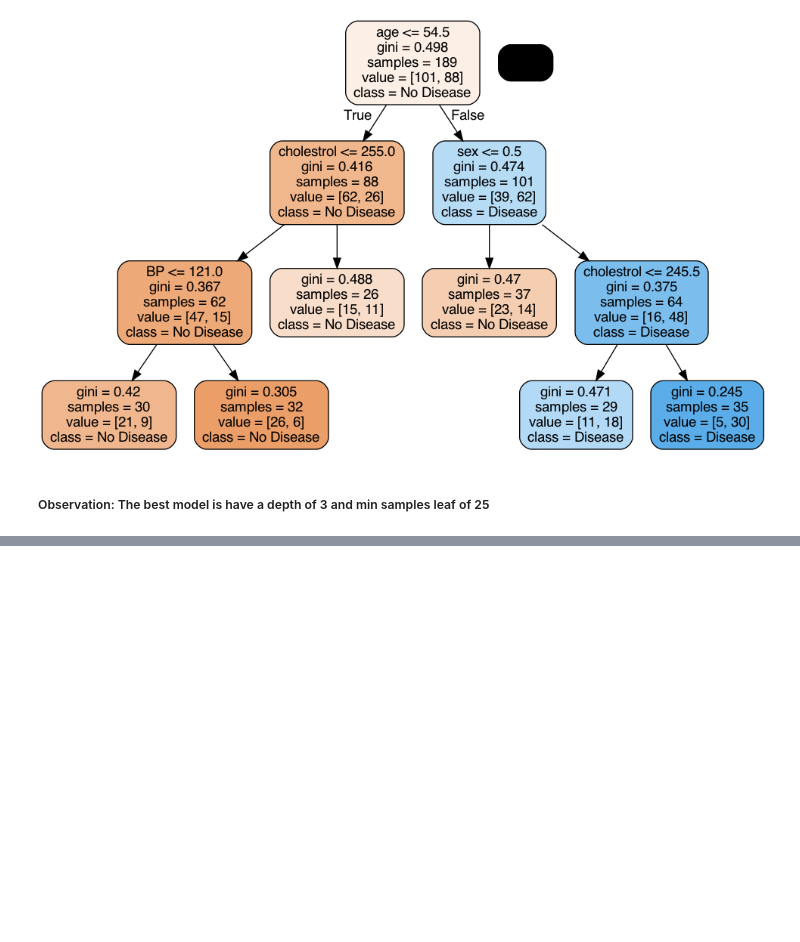
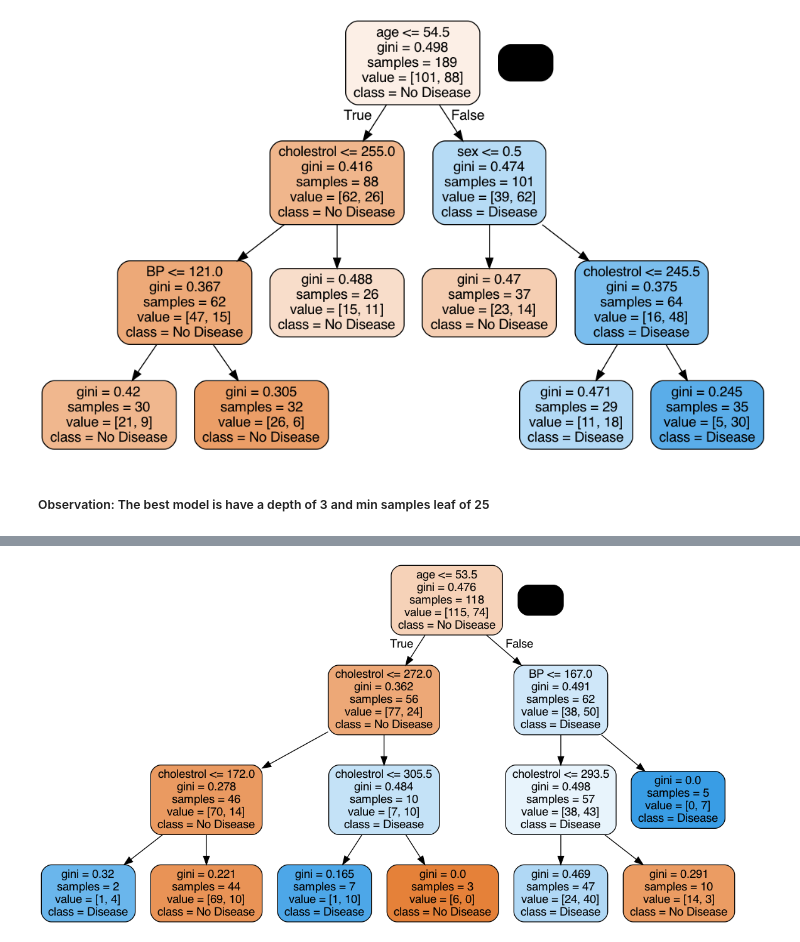
Before and after one commit to sanskar752000/Decision_Tree_Heart_Disease_Model, a Jupyter notebook: Heart_Disease_Prediction.ipynb, the cells around one changed output, grey strips where cells are left out. Cells and saved outputs as stored; diff of their text form; code cells hidden in the pictures; blank space fills up the shorter version.

```diff
--- a/Heart_Disease_Prediction.ipynb
+++ b/Heart_Disease_Prediction.ipynb
@@ -302,0 +325,5 @@ Image(graph.create_png())
+# %%
+graph = get_dt_graph(randomForestClassifier.estimators_[2])
+Image(graph.create_png(), width=700, height=700)
+# %% [output]
+[figure, added]
```
Also changed, not shown: parts of 28 cells of this notebook.
